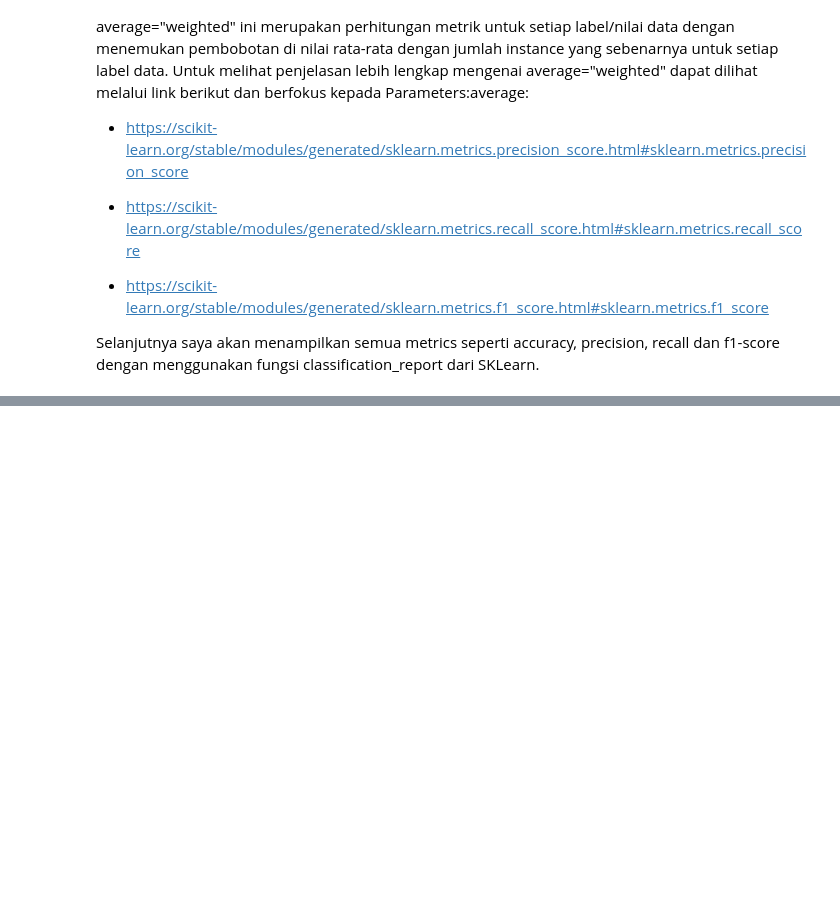
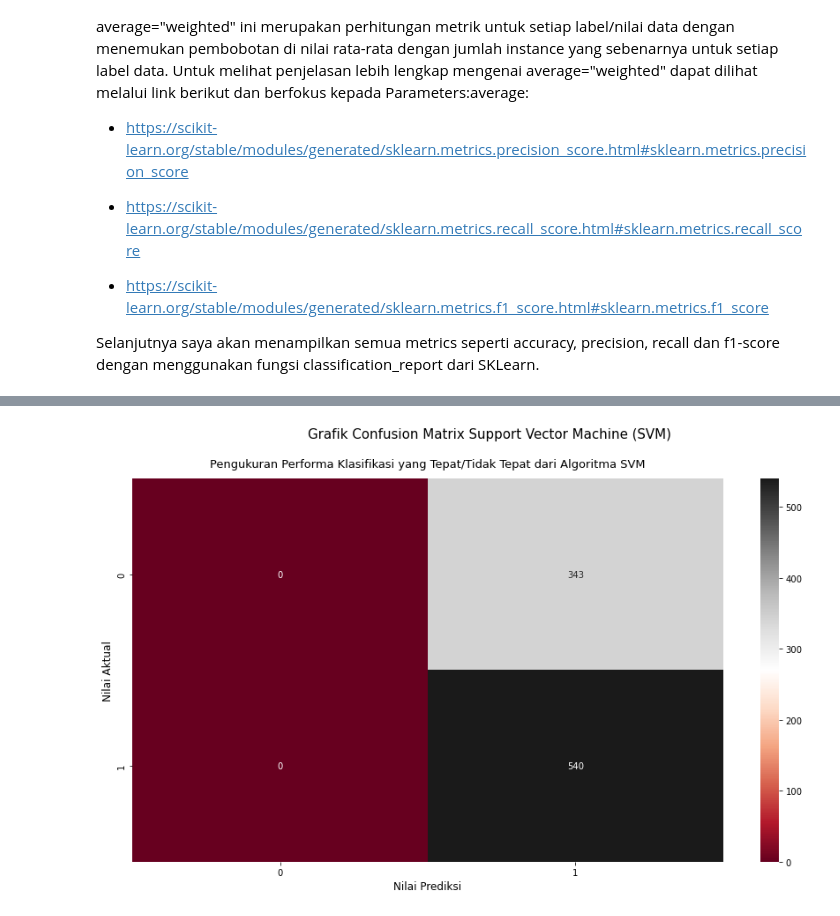
Before and after one commit to pramudianzaheka92/ClassificationwithEnsembleLearningMethod, a Jupyter notebook: Code Script/2. Classification Patient Treatment Data with 7 Machine Learning Algorithms.ipynb, the cells around one changed output, grey strips where cells are left out. Saved outputs shown, nothing was run; the diff lists cells and outputs as text; code cells hidden in the pictures; blank space fills up the shorter version.

```diff
--- a/Code Script/2. Classification Patient Treatment Data with 7 Machine Learning Algorithms.ipynb
+++ b/Code Script/2. Classification Patient Treatment Data with 7 Machine Learning Algorithms.ipynb
@@ -419,0 +699,8 @@ weighted avg       0.75      0.75      0.74      1324
+# %%
+"""
+Menguji sekaligus menampilkan hasil prediksi dengan data testing setelah
+pada tahap sebelumnya telah dilakukan proses tunning hyperparameter
+"""
+print("----------Hasil Prediksi setelah Proses Pelatihan dengan Algoritma SVM menggunakan Data Training----------")
+pred_SVM = grid_search_SVM.predict(x_test)
+print(pred_SVM)
@@ -419,0 +725,14 @@ weighted avg       0.75      0.75      0.74      1324
+# %%
+# Pengukuran performa pada Algoritma Support Vector Machine (SVM) menggunakan hasil prediksi dari data testing
+plt.figure(figsize=(15, 8))
+
+sns.heatmap(confusion_matrix(y_test, pred_SVM), annot=True, cmap="RdGy", fmt=".0f")
+plt.xlabel("Nilai Prediksi", fontsize=12)
+plt.ylabel("Nilai Aktual", fontsize=12)
+plt.suptitle("Grafik Confusion Matrix Support Vector Machine (SVM)", fontsize=15)
+plt.title("Pengukuran Performa Klasifikasi yang Tepat/Tidak Tepat dari Algoritma SVM",
+          fontsize=13, pad=13, loc="center")
+plt.savefig("../Data Visualization/Confusion Matrix/Confusion Matrix untuk Algoritma SVM.png")
+plt.show()
+# %% [output]
+[figure, added]
```
Also changed, not shown: parts of 40 cells of this notebook, 3 other files.
